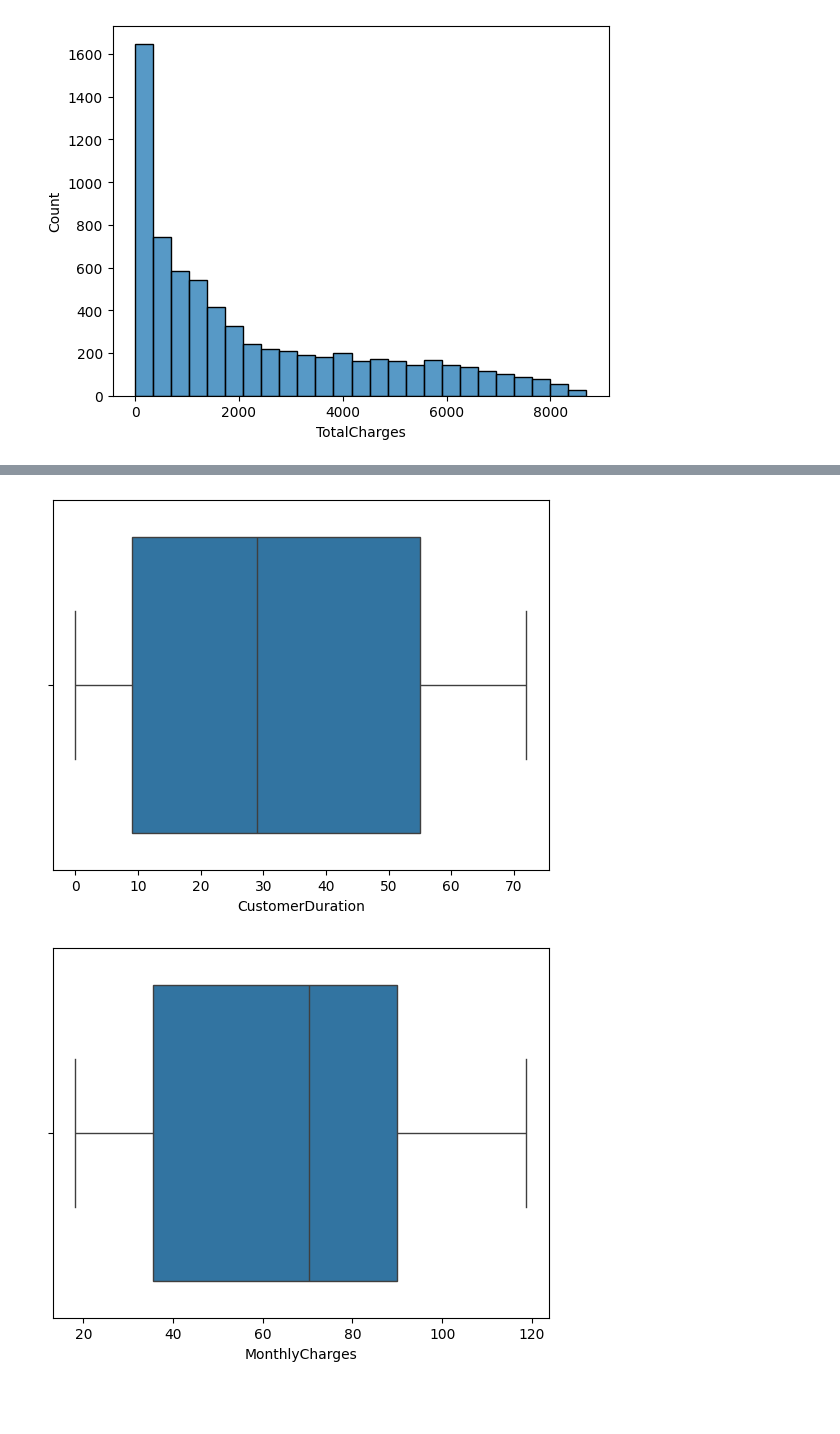
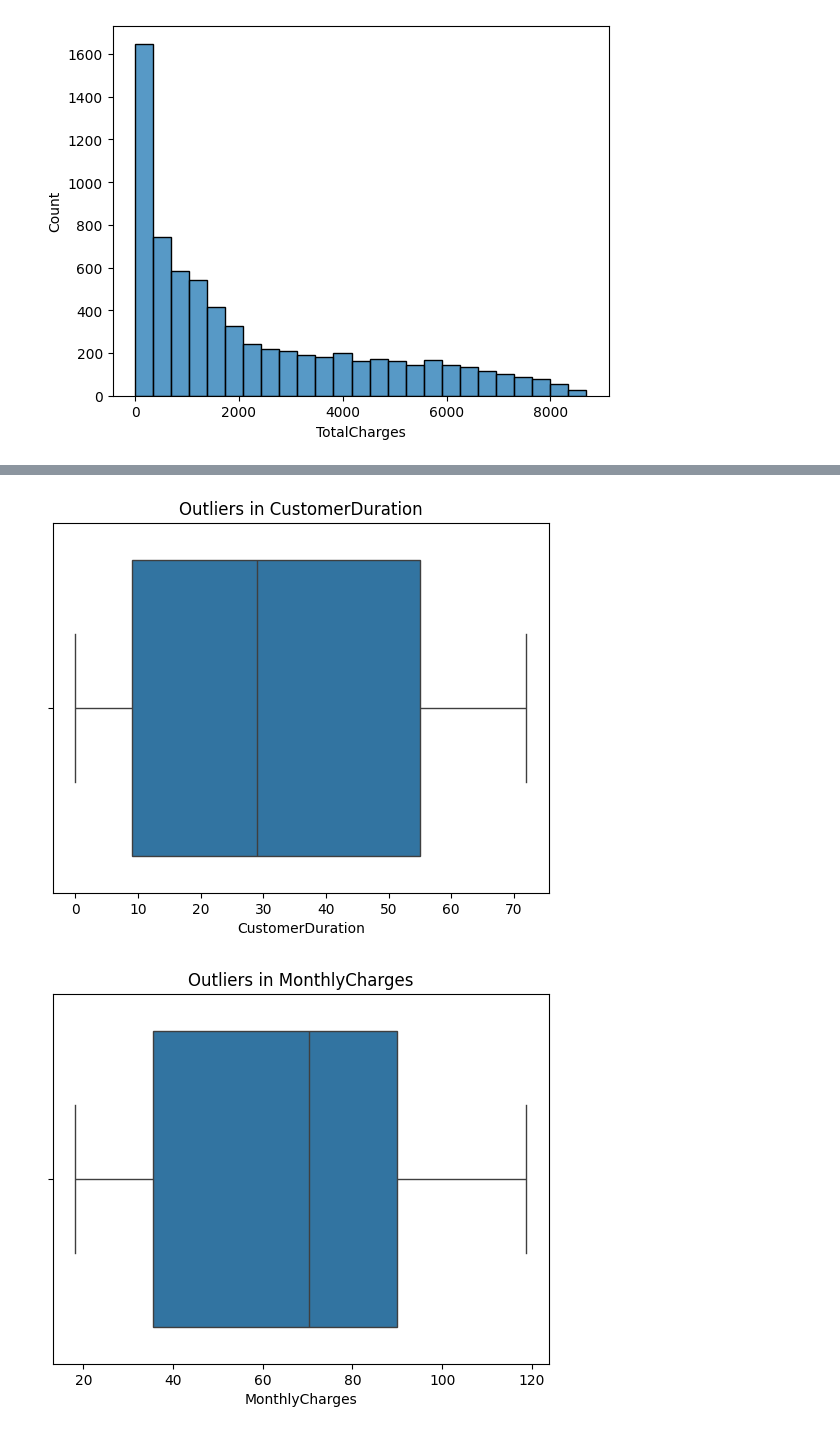
Before and after one commit to anudaindu/CM2604_Telco_Churn_Anuda, a Jupyter notebook: AnudaTelco.ipynb, the cells around one changed output, grey strips where cells are left out. Cells and saved outputs as stored; diff of their text form; code cells hidden in the pictures; blank space fills up the shorter version.

```diff
--- a/AnudaTelco.ipynb
+++ b/AnudaTelco.ipynb
@@ -153,4 +135,4 @@ df.rename(columns={
 # %%
 df['TotalCharges'] = pd.to_numeric(df['TotalCharges'], errors='coerce')
 # %%
-df['TotalCharges'].fillna(0, inplace=True)
+df.loc[df['CustomerDuration'] == 0, 'TotalCharges'] = 0
@@ -221,0 +251,12 @@ sns.countplot(x='IsSeniorCitizen', hue='Churn', data=df)
+# %%
+#Categorical vs Churn
+cat_cols = [
+    'IsSeniorCitizen','Contract','PaymentMethod',
+    'HasOnlineSecurity','HasTechSupport'
+]
+
+for col in cat_cols:
+    sns.countplot(x=col, hue='Churn', data=df)
+    plt.xticks(rotation=30)
+    plt.title(f'{col} vs Churn')
+    plt.show()
@@ -222,8 +294,9 @@ sns.countplot(x='IsSeniorCitizen', hue='Churn', data=df)
 # %%
-#Boxplot to identify Outliers
-for i in df.select_dtypes(include='number').columns:
-  sns.boxplot(data=df,x=i)
-  plt.show()
+#Outlier ditection
+for col in df.select_dtypes(include='number').columns:
+    sns.boxplot(x=df[col])
+    plt.title(f'Outliers in {col}')
+    plt.show()
 # %% [output]
-[figure, old version]
+[figure, new version]
-[figure, old version]
+[figure, new version]
```
Also changed, not shown: parts of 22 cells of this notebook.
